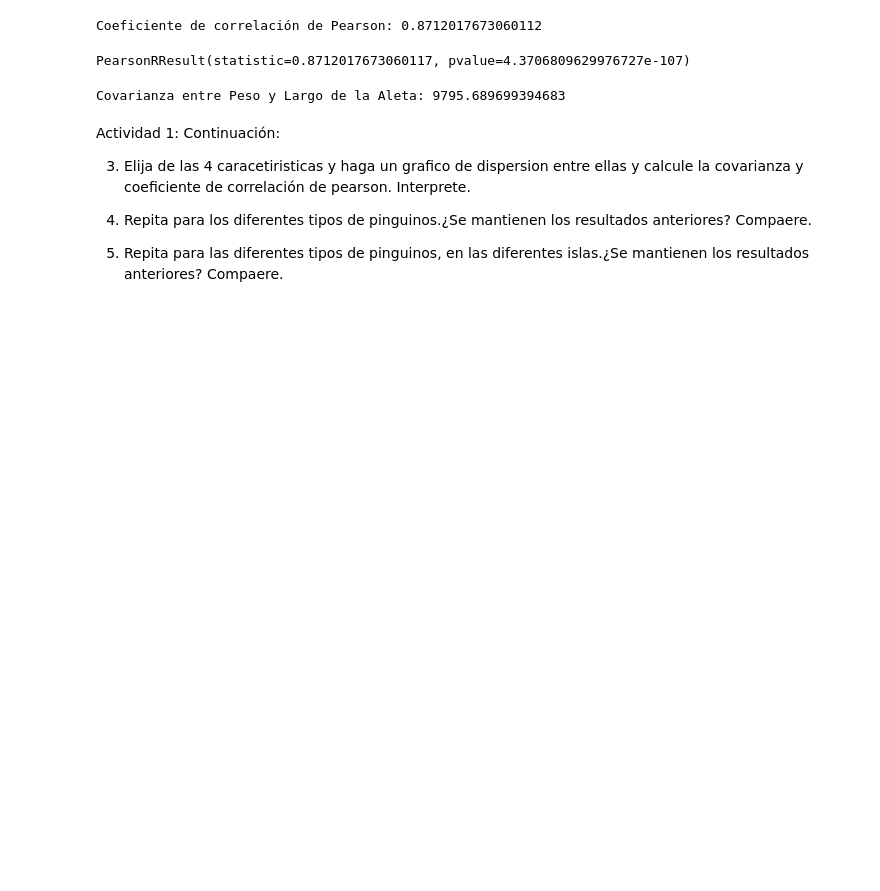
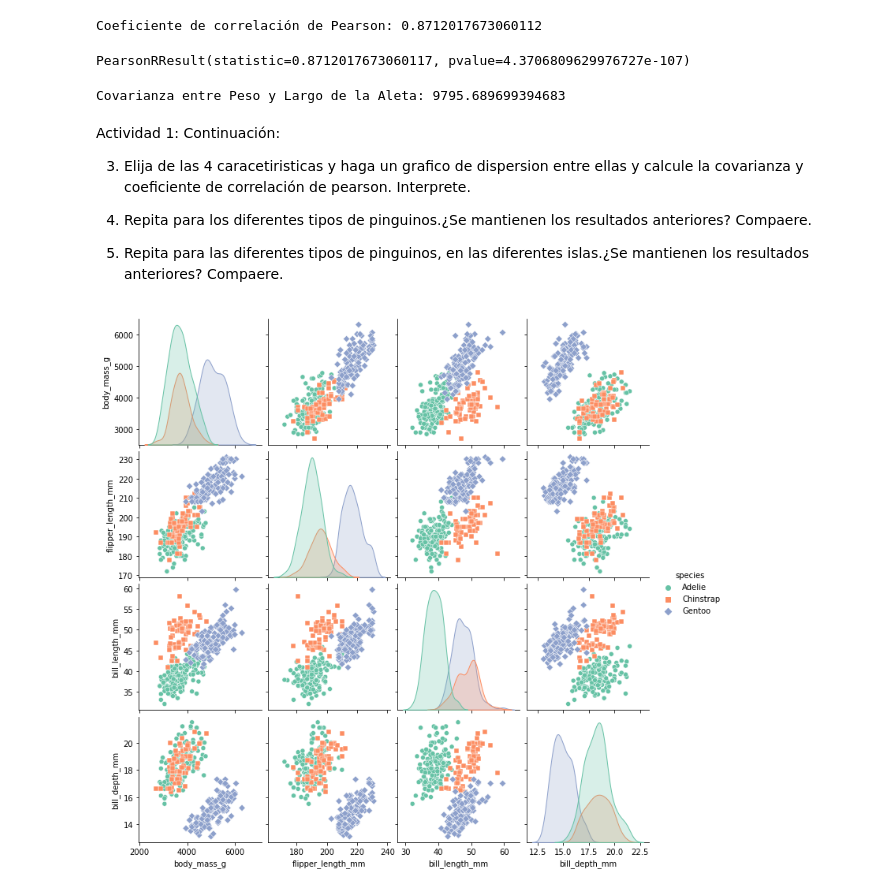
Before and after one commit to melanieoyarzun/taller_estadisticaDS, a Jupyter notebook: bloque1-tallerSTASIDS_EDA.ipynb, the cells around one changed output. Cells and saved outputs as stored; diff of their text form; code cells hidden in the pictures; blank space fills up the shorter version.

```diff
--- a/bloque1-tallerSTASIDS_EDA.ipynb
+++ b/bloque1-tallerSTASIDS_EDA.ipynb
@@ -783,3 +783,12 @@ Actividad 1: Continuación:
 4. Repita para los diferentes tipos de pinguinos.¿Se mantienen los resultados anteriores? Compaere.
 
 5. Repita para las diferentes tipos de pinguinos, en las diferentes islas.¿Se mantienen los resultados anteriores? Compaere.
+# %%
+# Seleccionar las columnas de interés
+columns_of_interest = ["species", "body_mass_g", "flipper_length_mm", "bill_length_mm", "bill_depth_mm"]
+penguins_subset = penguins[columns_of_interest]
+
+sns.pairplot(penguins_subset, hue="species", diag_kind="kde",  palette="Set2", markers=["o", "s", "D"])
+plt.show()
+# %% [output]
+[figure, added]
```
Also changed, not shown: parts of 5 cells of this notebook.
